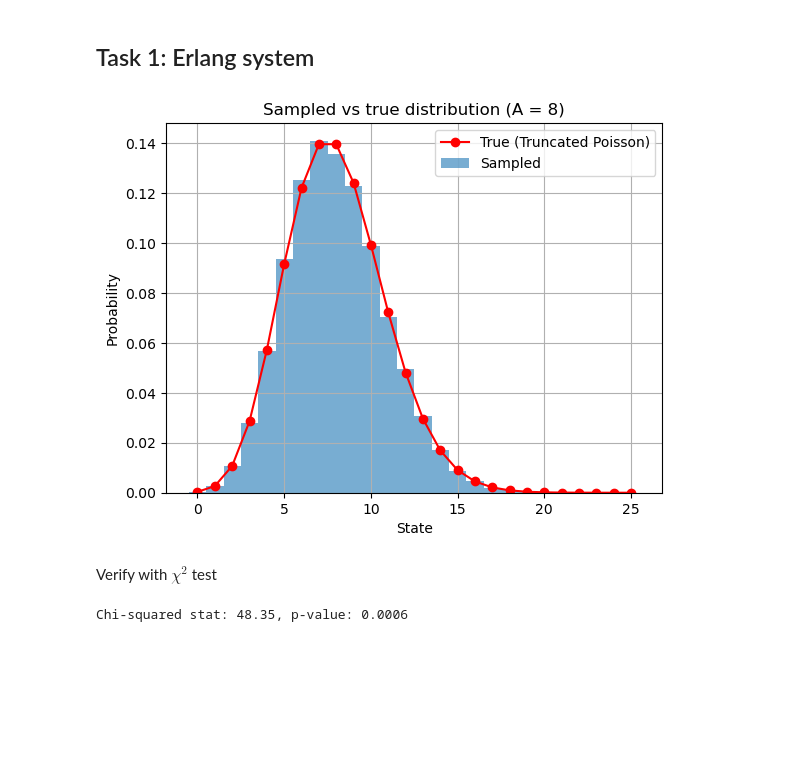
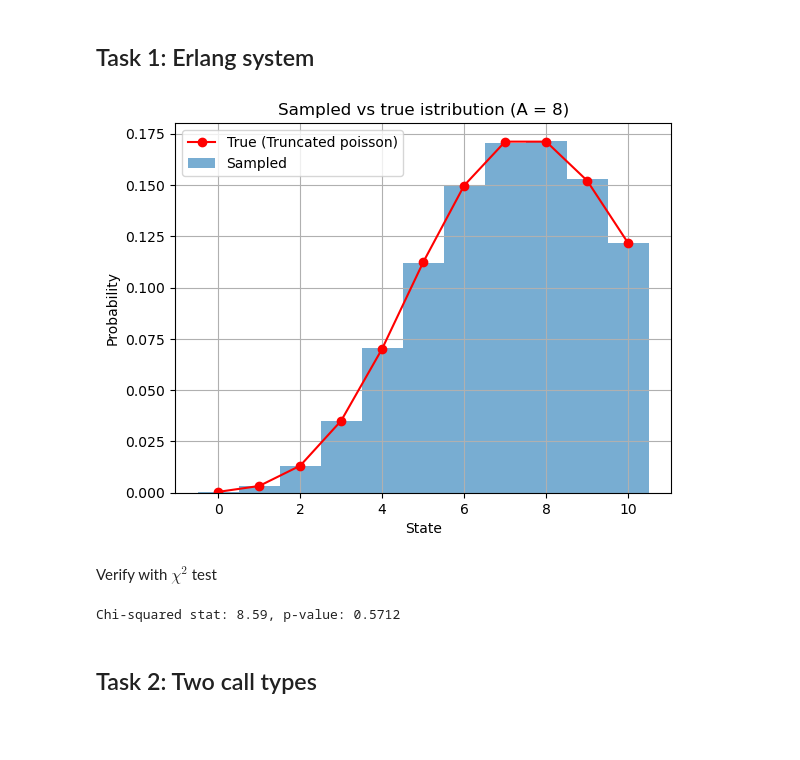
Before and after one commit to oliboli9/stochastic-simulation, a Jupyter notebook: exercises/6-MarkovChainMC.ipynb, the cells around one changed output. Saved outputs shown, nothing was run; the diff lists cells and outputs as text; code cells hidden in the pictures; blank space fills up the shorter version.

```diff
--- a/exercises/6-MarkovChainMC.ipynb
+++ b/exercises/6-MarkovChainMC.ipynb
@@ -34,28 +34,28 @@ def MetropolisHastings(initial_state, num_samples, max_state, mean_arrival=1, me
 
     return samples
 # %%
-samples = MetropolisHastings(0, 100000, 25)
-samples = samples[10000:] # discard warm-up samples
+samples = MetropolisHastings(0, 1000000, 10)
+samples = samples[300000:] # discard warm-up samples
 # %%
 def plot_histogram(samples, A, max_state):
     plt.hist(samples, bins=np.arange(max_state + 2) - 0.5, density=True, alpha=0.6, label="Sampled")
 
     # overlay the true Poisson PMF (truncated and normalized)
     x = np.arange(0, max_state + 1)
     true_probs = poisson.pmf(x, mu=A)
     true_probs /= true_probs.sum()  # normalize over truncated range
 
-    plt.plot(x, true_probs, 'o-', color='red', label='True (Truncated Poisson)')
+    plt.plot(x, true_probs, 'o-', color='red', label='True (Truncated poisson)')
     plt.xlabel("State")
     plt.ylabel("Probability")
-    plt.title(f"Sampled vs true distribution (A = {A})")
+    plt.title(f"Sampled vs true istribution (A = {A})")
     plt.legend()
     plt.grid(True)
     plt.show()
 
-plot_histogram(samples, A=8, max_state=25)
+plot_histogram(samples, A=8, max_state=10)
 # %% [output]
-[figure, old version]
+[figure, new version]
 # %% [markdown]
 Verify with $\chi^2$ test
 # %%
@@ -82,7 +84,11 @@ def chi2_test(samples, mean_arrival=1, mean_service=8, max_state=25):
     stat, p = chisquare(f_obs=counts, f_exp=expected_counts)
     return stat, p
 # %%
-stat, p = chi2_test(samples, 1, 8, max_state=25)
+stat, p = chi2_test(samples, 1, 8, max_state=10)
 print(f"Chi-squared stat: {stat:.2f}, p-value: {p:.4f}")
 # %% [output]
-Chi-squared stat: 48.35, p-value: 0.0006
+Chi-squared stat: 8.59, p-value: 0.5712
+# %% [markdown]
+## Task 2: Two call types
+# %% [markdown]
+##
```
Also changed, not shown: parts of 1 cell of this notebook.
